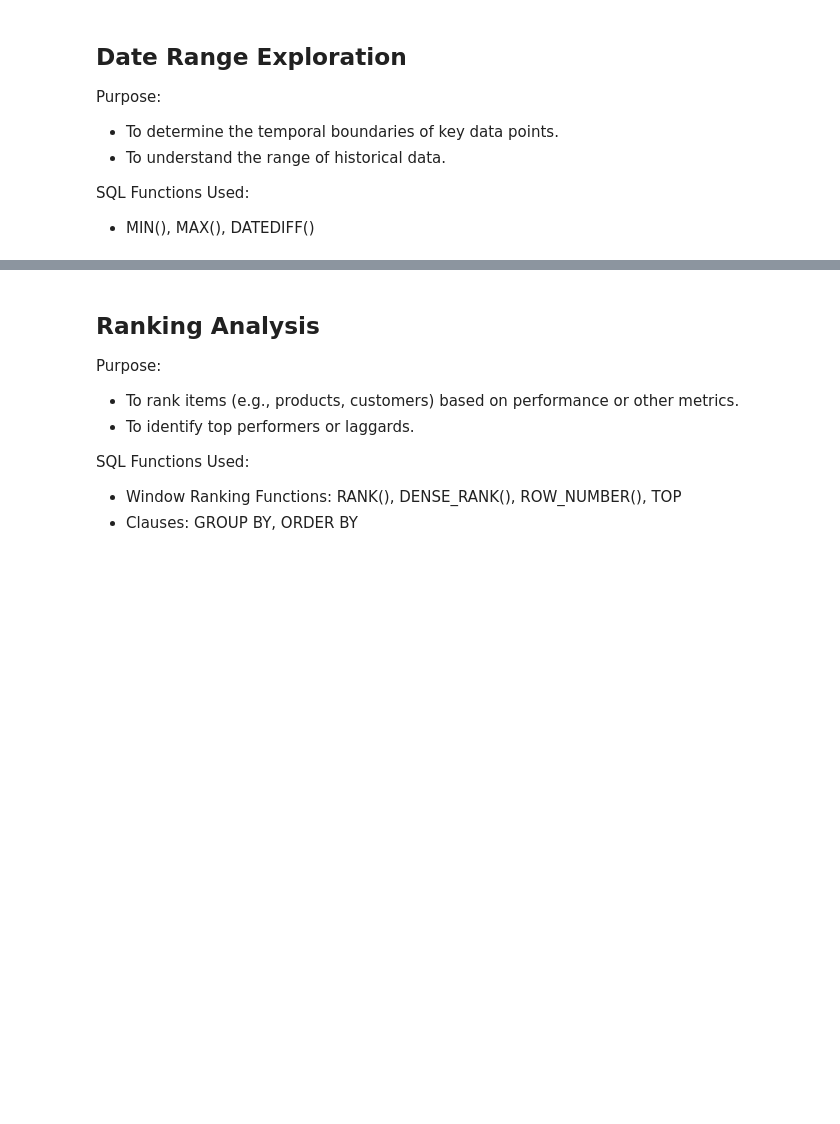
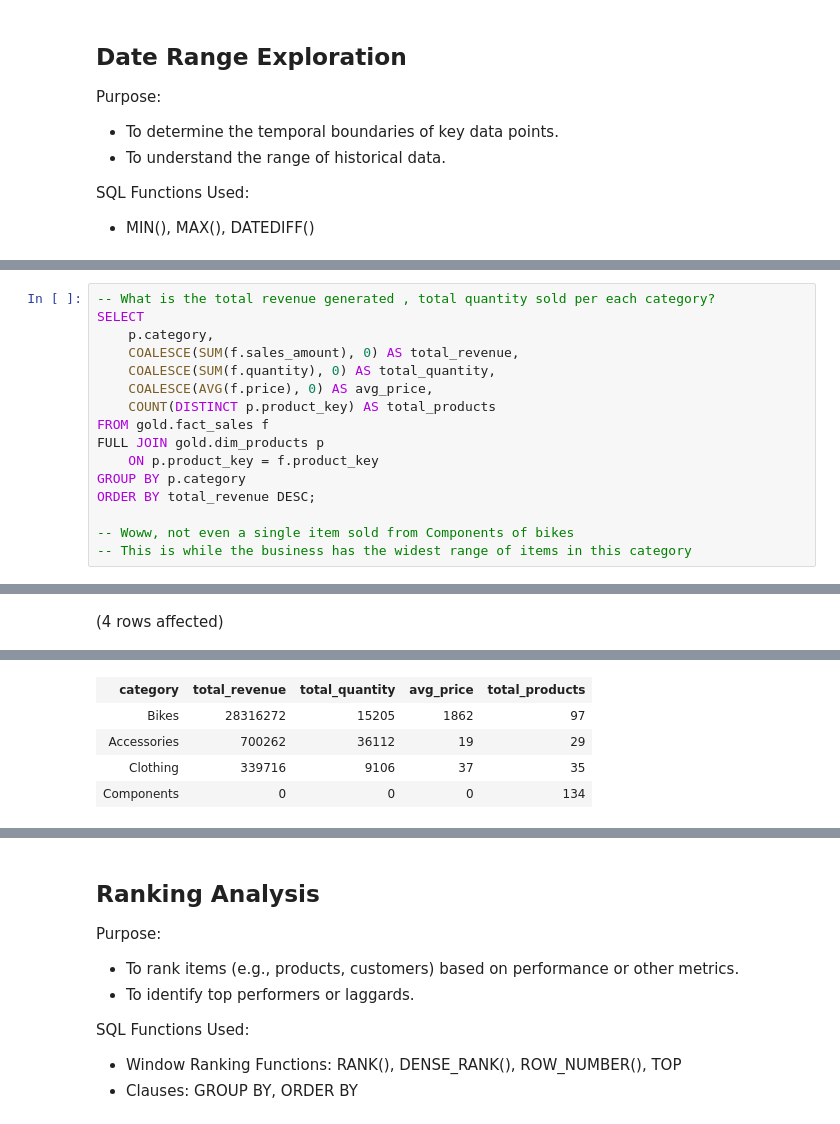
Before and after one commit to Ali-Ghafarian/sql-project-warehouse-and-analytics, a Jupyter notebook: eda_data_analysis/eda.ipynb, the cells around one changed output, grey strips where cells are left out. Cells and saved outputs as stored; diff of their text form; blank space fills up the shorter version.

```diff
--- a/eda_data_analysis/eda.ipynb
+++ b/eda_data_analysis/eda.ipynb
@@ -166,0 +355,17 @@ ORDER BY avg_cost DESC;
+# %%
+-- What is the total revenue generated , total quantity sold per each category?
+SELECT
+    p.category,
+    COALESCE(SUM(f.sales_amount), 0) AS total_revenue,
+    COALESCE(SUM(f.quantity), 0) AS total_quantity,
+    COALESCE(AVG(f.price), 0) AS avg_price,
+    COUNT(DISTINCT p.product_key) AS total_products
+FROM gold.fact_sales f
+FULL JOIN gold.dim_products p
+    ON p.product_key = f.product_key
+GROUP BY p.category
+ORDER BY total_revenue DESC;
+
+-- Woww, not even a single item sold from Components of bikes
+-- This is while the business has the widest range of items in this category
+# %% [output]
@@ -166,0 +373 @@ ORDER BY avg_cost DESC;
+(4 rows affected)
@@ -167 +375,6 @@ ORDER BY avg_cost DESC;
+| category | total_revenue | total_quantity | avg_price | total_products |
+| Bikes | 28316272 | 15205 | 1862 | 97 |
+| Accessories | 700262 | 36112 | 19 | 29 |
+| Clothing | 339716 | 9106 | 37 | 35 |
+| Components | 0 | 0 | 0 | 134 |
 # %%
```
Also changed, not shown: parts of 33 cells of this notebook.
